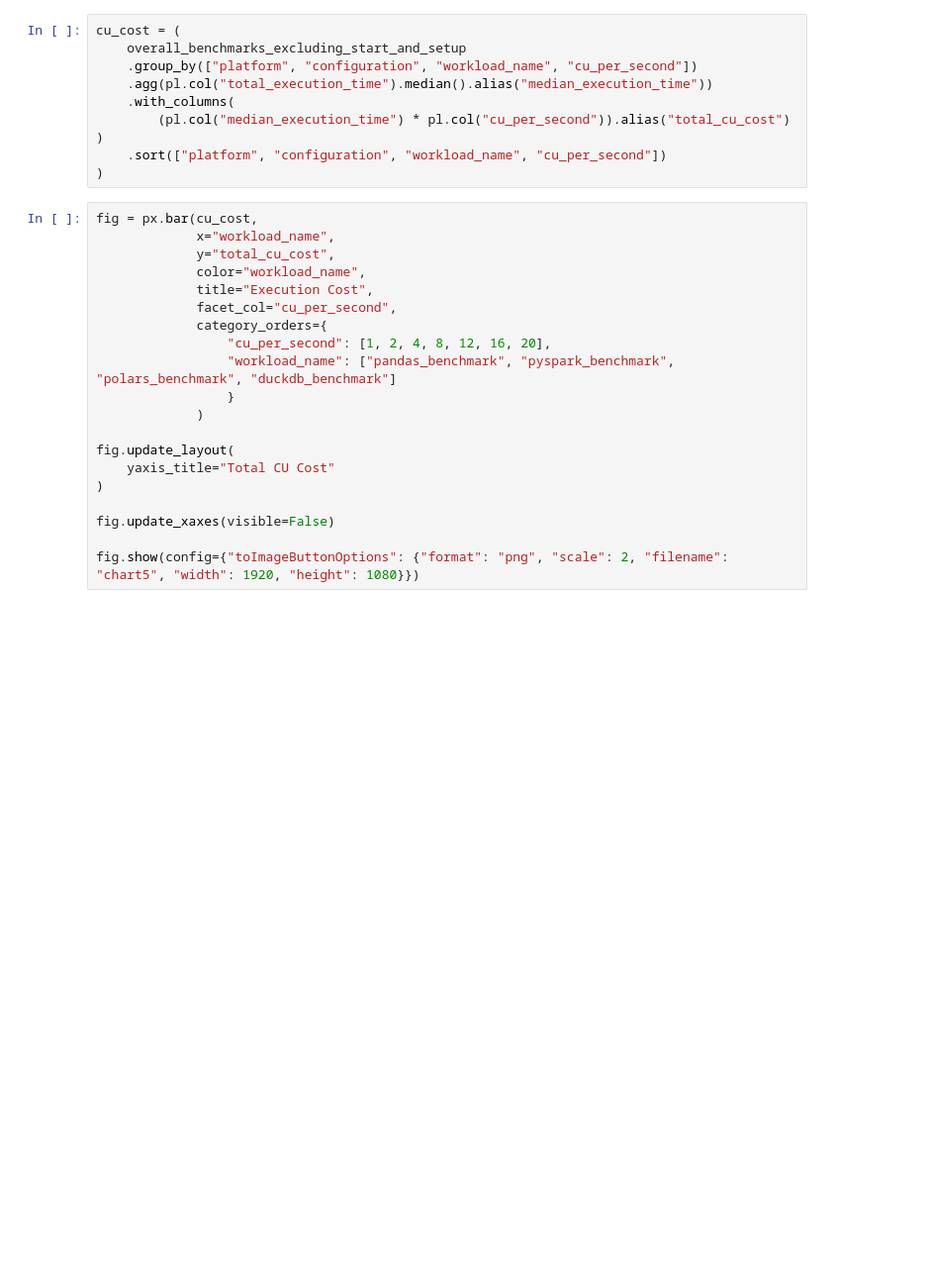
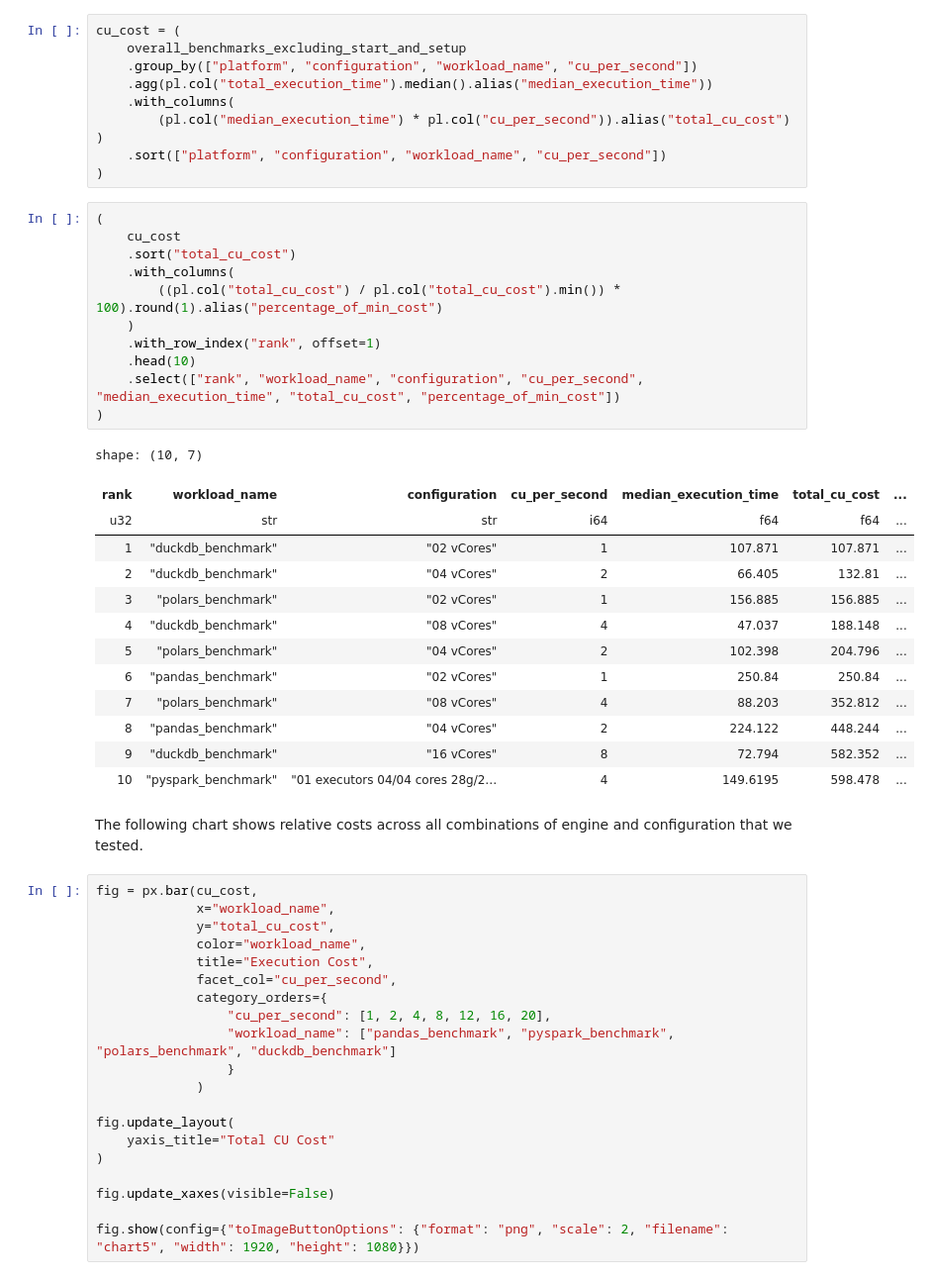
Before and after one commit to endjin/fabric-performance-benchmark, a Jupyter notebook: notebooks/analysis_of_results.ipynb, the cells around one changed output. Shown at 99% size. Drawn from its saved outputs; the diff is of its cells as text; blank space fills up the shorter version.

```diff
--- a/notebooks/analysis_of_results.ipynb
+++ b/notebooks/analysis_of_results.ipynb
@@ -419,6 +506,33 @@ cu_cost = (
         (pl.col("median_execution_time") * pl.col("cu_per_second")).alias("total_cu_cost") )
     .sort(["platform", "configuration", "workload_name", "cu_per_second"])
 )
+# %%
+(
+    cu_cost
+    .sort("total_cu_cost")
+    .with_columns(
+        ((pl.col("total_cu_cost") / pl.col("total_cu_cost").min()) * 100).round(1).alias("percentage_of_min_cost")
+    )
+    .with_row_index("rank", offset=1)
+    .head(10)
+    .select(["rank", "workload_name", "configuration", "cu_per_second", "median_execution_time", "total_cu_cost", "percentage_of_min_cost"])
+)
+# %% [output]
+shape: (10, 7)
+| rank | workload_name | configuration | cu_per_second | median_execution_time | total_cu_cost | ... |
+| u32 | str | str | i64 | f64 | f64 | ... |
+| 1 | "duckdb_benchmark" | "02 vCores" | 1 | 107.871 | 107.871 | ... |
+| 2 | "duckdb_benchmark" | "04 vCores" | 2 | 66.405 | 132.81 | ... |
+| 3 | "polars_benchmark" | "02 vCores" | 1 | 156.885 | 156.885 | ... |
+| 4 | "duckdb_benchmark" | "08 vCores" | 4 | 47.037 | 188.148 | ... |
+| 5 | "polars_benchmark" | "04 vCores" | 2 | 102.398 | 204.796 | ... |
+| 6 | "pandas_benchmark" | "02 vCores" | 1 | 250.84 | 250.84 | ... |
+| 7 | "polars_benchmark" | "08 vCores" | 4 | 88.203 | 352.812 | ... |
+| 8 | "pandas_benchmark" | "04 vCores" | 2 | 224.122 | 448.244 | ... |
+| 9 | "duckdb_benchmark" | "16 vCores" | 8 | 72.794 | 582.352 | ... |
+| 10 | "pyspark_benchmark" | "01 executors 04/04 cores 28g/2… | 4 | 149.6195 | 598.478 | ... |
+# %% [markdown]
+The following chart shows relative costs across all combinations of engine and configuration that we tested.
 # %%
 fig = px.bar(cu_cost,
              x="workload_name",
```
Also changed, not shown: parts of 23 cells of this notebook.
